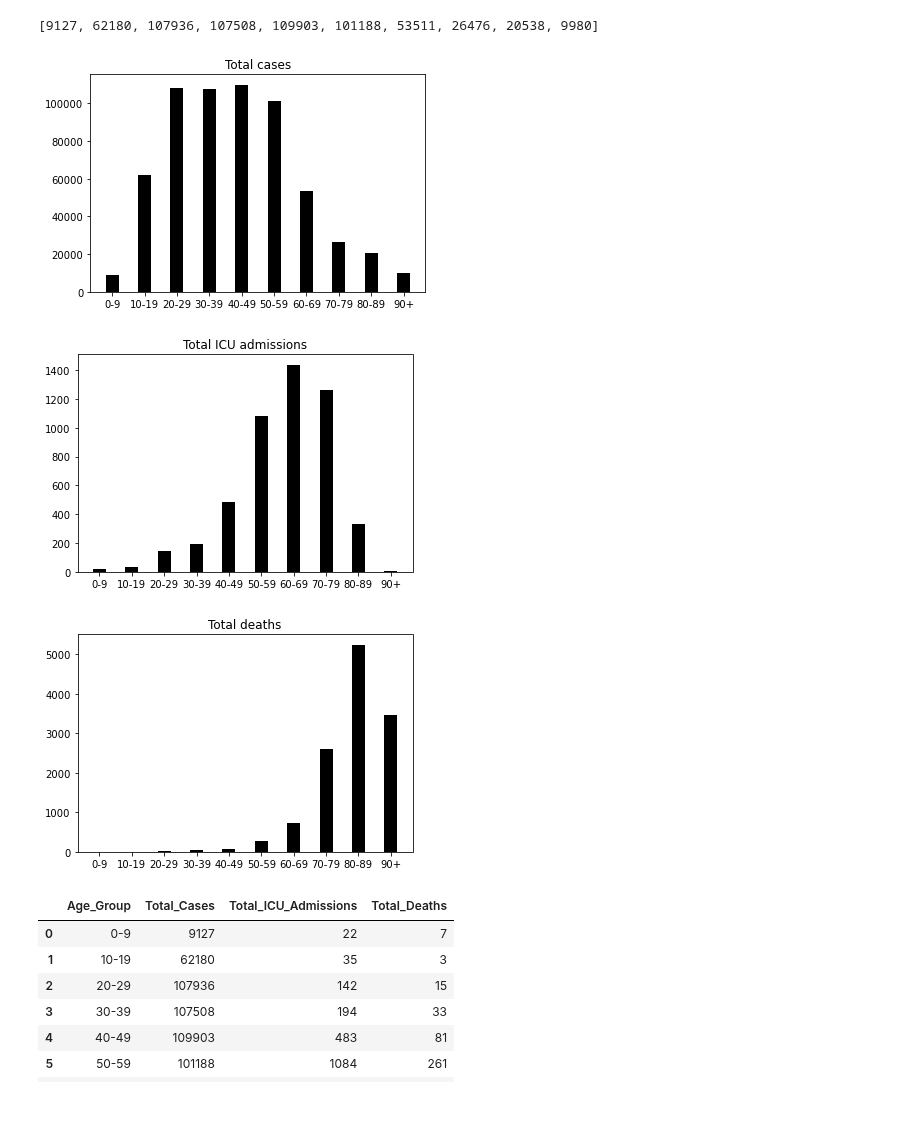
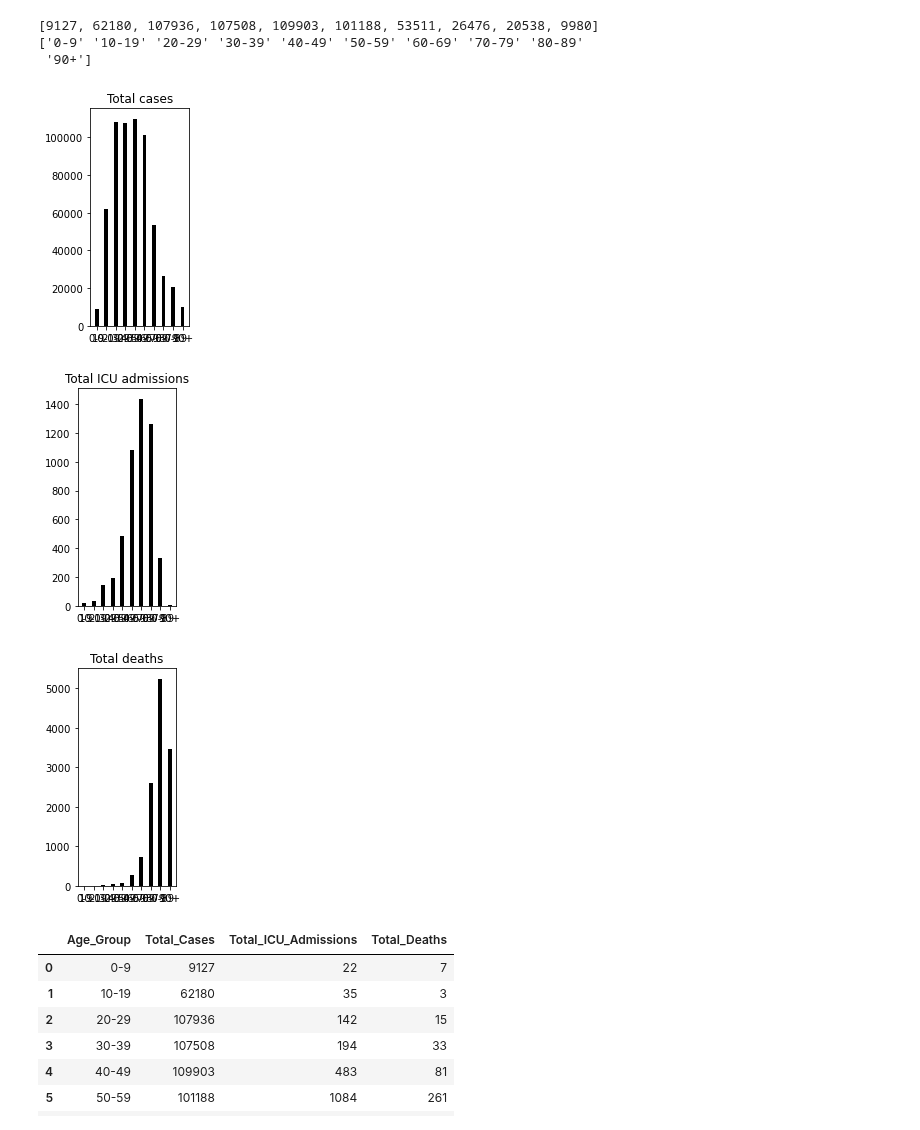
Before and after one commit to SannaIsak/sanna_isaksson_TE19C, a Jupyter notebook: Slutprojekt/dataanalys.ipynb, the cells around one changed output. Drawn from its saved outputs; the diff is of its cells as text; code cells hidden in the pictures.

Commit message:
försökte fixa subplot men icke

```diff
--- a/Slutprojekt/dataanalys.ipynb
+++ b/Slutprojekt/dataanalys.ipynb
@@ -1,37 +1,40 @@
 # %%
 import pandas as pd
 import matplotlib.pyplot as plt
 
 df = pd.read_csv("National_Total_Deaths_by_Age_Group.csv")
 
 df_Total_Cases = df["Total_Cases"].tolist()
 df_Total_ICU = df["Total_ICU_Admissions"].tolist()
 df_Total_Deaths = df["Total_Deaths"].tolist()
 
 ages = df["Age_Group"].unique()
 
 print(df_Total_Cases)
+print(ages)
 #df_Total_Deaths
 
-
+plt.subplot(1,3,1)
 plt.bar(ages, df_Total_Cases, width=.4, color="black")
 plt.title("Total cases")
-#plt.legend()
 plt.show()
 
+plt.subplot(1,3,2)
 plt.bar(ages, df_Total_ICU, width=.4, color="black")
 plt.title("Total ICU admissions")
 plt.show()
 
+plt.subplot(1,3,3)
 plt.bar(ages, df_Total_Deaths, width=.4, color="black")
 plt.title("Total deaths")
-
 plt.show()
 # %% [output]
 [9127, 62180, 107936, 107508, 109903, 101188, 53511, 26476, 20538, 9980]
+['0-9' '10-19' '20-29' '30-39' '40-49' '50-59' '60-69' '70-79' '80-89'
+ '90+']
-[figure, old version]
+[figure, new version]
-[figure, old version]
+[figure, new version]
-[figure, old version]
+[figure, new version]
 # %%
 df
 # %% [output]
```
